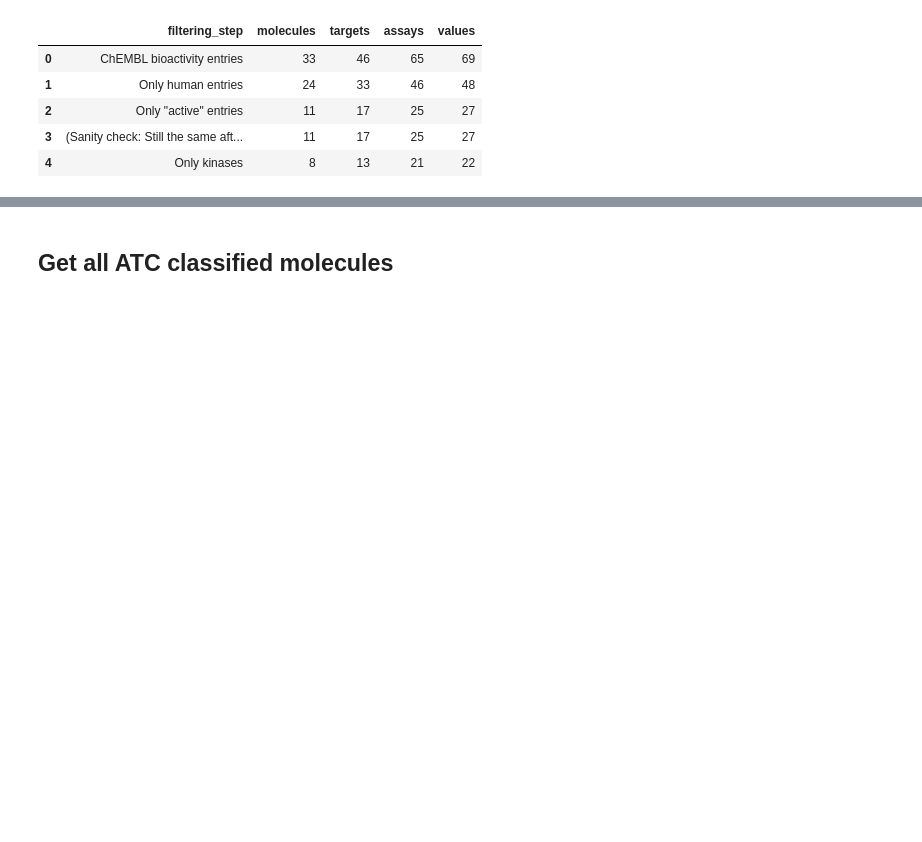
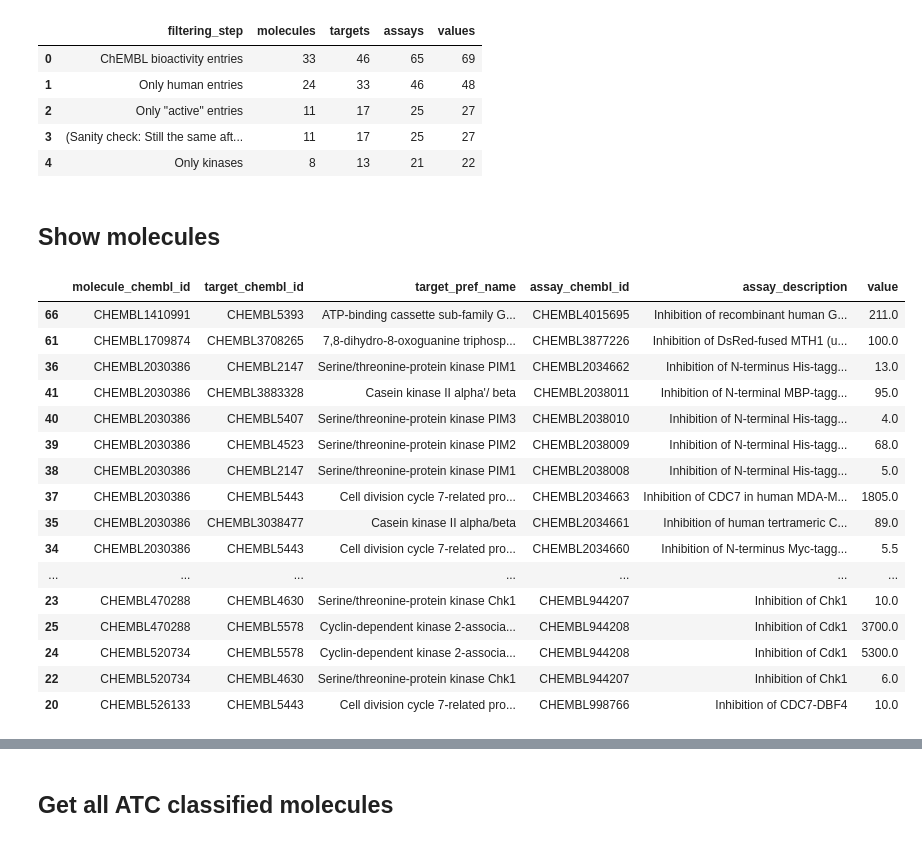
Before and after one commit to volkamerlab/KinaseFocusedFragmentLibrary, a Jupyter notebook: kinase_focused_fragment_library/analysis/ligand_analysis/chembl_molecule_details.ipynb, the cells around one changed output, grey strips where cells are left out. Drawn from its saved outputs; the diff is of its cells as text; code cells hidden in the pictures; blank space fills up the shorter version.

```diff
--- a/kinase_focused_fragment_library/analysis/ligand_analysis/chembl_molecule_details.ipynb
+++ b/kinase_focused_fragment_library/analysis/ligand_analysis/chembl_molecule_details.ipynb
@@ -807,3 +808,5 @@ filtering
 | 2 | Only "active" entries | 11 | 17 | 25 | 27 |
 | 3 | (Sanity check: Still the same aft... | 11 | 17 | 25 | 27 |
 | 4 | Only kinases | 8 | 13 | 21 | 22 |
+# %% [markdown]
+## Show molecules
@@ -809,0 +815,20 @@ filtering
+# %%
+bioact_df_active.groupby(by='')
+# %% [output]
+|  | molecule_chembl_id | target_chembl_id | target_pref_name | assay_chembl_id | assay_description | value |
+| 66 | CHEMBL1410991 | CHEMBL5393 | ATP-binding cassette sub-family G... | CHEMBL4015695 | Inhibition of recombinant human G... | 211.0 |
+| 61 | CHEMBL1709874 | CHEMBL3708265 | 7,8-dihydro-8-oxoguanine triphosp... | CHEMBL3877226 | Inhibition of DsRed-fused MTH1 (u... | 100.0 |
+| 36 | CHEMBL2030386 | CHEMBL2147 | Serine/threonine-protein kinase PIM1 | CHEMBL2034662 | Inhibition of N-terminus His-tagg... | 13.0 |
+| 41 | CHEMBL2030386 | CHEMBL3883328 | Casein kinase II alpha'/ beta | CHEMBL2038011 | Inhibition of N-terminal MBP-tagg... | 95.0 |
+| 40 | CHEMBL2030386 | CHEMBL5407 | Serine/threonine-protein kinase PIM3 | CHEMBL2038010 | Inhibition of N-terminal His-tagg... | 4.0 |
+| 39 | CHEMBL2030386 | CHEMBL4523 | Serine/threonine-protein kinase PIM2 | CHEMBL2038009 | Inhibition of N-terminal His-tagg... | 68.0 |
+| 38 | CHEMBL2030386 | CHEMBL2147 | Serine/threonine-protein kinase PIM1 | CHEMBL2038008 | Inhibition of N-terminal His-tagg... | 5.0 |
+| 37 | CHEMBL2030386 | CHEMBL5443 | Cell division cycle 7-related pro... | CHEMBL2034663 | Inhibition of CDC7 in human MDA-M... | 1805.0 |
+| 35 | CHEMBL2030386 | CHEMBL3038477 | Casein kinase II alpha/beta | CHEMBL2034661 | Inhibition of human tertrameric C... | 89.0 |
+| 34 | CHEMBL2030386 | CHEMBL5443 | Cell division cycle 7-related pro... | CHEMBL2034660 | Inhibition of N-terminus Myc-tagg... | 5.5 |
+| ... | ... | ... | ... | ... | ... | ... |
+| 23 | CHEMBL470288 | CHEMBL4630 | Serine/threonine-protein kinase Chk1 | CHEMBL944207 | Inhibition of Chk1 | 10.0 |
+| 25 | CHEMBL470288 | CHEMBL5578 | Cyclin-dependent kinase 2-associa... | CHEMBL944208 | Inhibition of Cdk1 | 3700.0 |
+| 24 | CHEMBL520734 | CHEMBL5578 | Cyclin-dependent kinase 2-associa... | CHEMBL944208 | Inhibition of Cdk1 | 5300.0 |
+| 22 | CHEMBL520734 | CHEMBL4630 | Serine/threonine-protein kinase Chk1 | CHEMBL944207 | Inhibition of Chk1 | 6.0 |
+| 20 | CHEMBL526133 | CHEMBL5443 | Cell division cycle 7-related pro... | CHEMBL998766 | Inhibition of CDC7-DBF4 | 10.0 |
```
Also changed, not shown: parts of 4 cells of this notebook.
